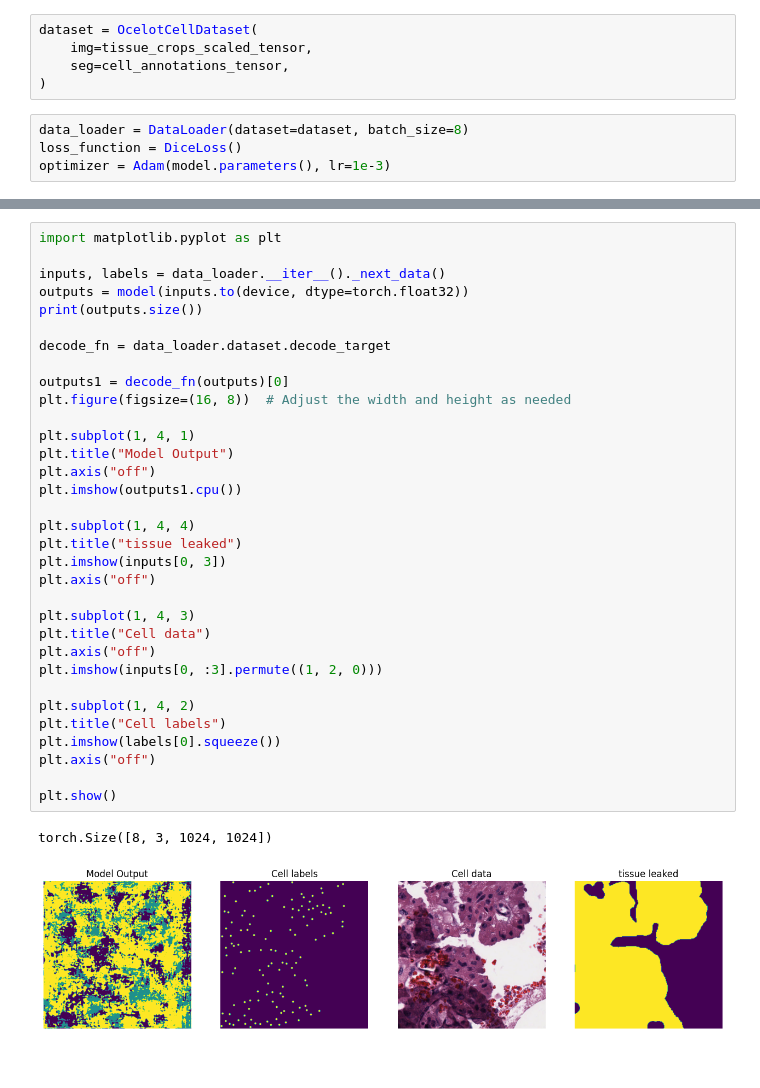
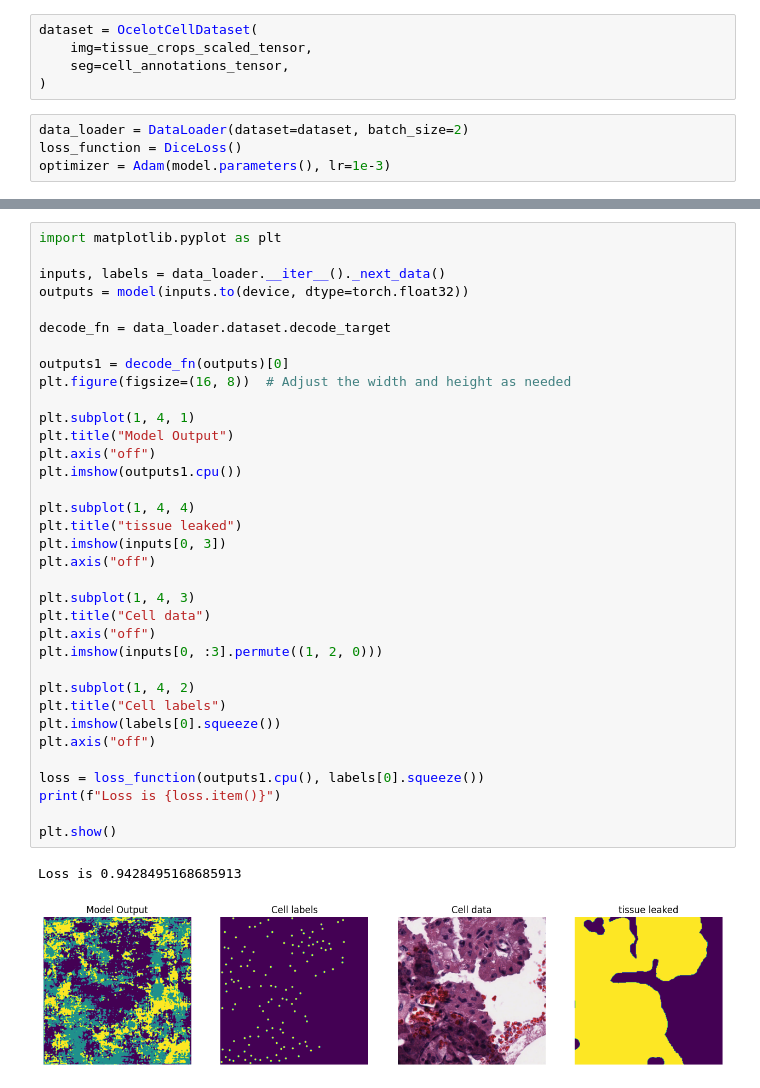
Before and after one commit to bendikgh/histopathology_segmentation, a Jupyter notebook: tissue_leaking.ipynb, the cells around one changed output, grey strips where cells are left out. Drawn from its saved outputs; the diff is of its cells as text.

```diff
--- a/tissue_leaking.ipynb
+++ b/tissue_leaking.ipynb
@@ -99,7 +99,7 @@ dataset = OcelotCellDataset(
     seg=cell_annotations_tensor,
 )
 # %%
-data_loader = DataLoader(dataset=dataset, batch_size=8)
+data_loader = DataLoader(dataset=dataset, batch_size=2)
 loss_function = DiceLoss()
 optimizer = Adam(model.parameters(), lr=1e-3)
 # %%
@@ -161,34 +148,36 @@ import matplotlib.pyplot as plt
 
 inputs, labels = data_loader.__iter__()._next_data()
 outputs = model(inputs.to(device, dtype=torch.float32))
-print(outputs.size())
 
 decode_fn = data_loader.dataset.decode_target
 
 outputs1 = decode_fn(outputs)[0]
 plt.figure(figsize=(16, 8))  # Adjust the width and height as needed
 
 plt.subplot(1, 4, 1)
 plt.title("Model Output")
 plt.axis("off")
 plt.imshow(outputs1.cpu())
 
 plt.subplot(1, 4, 4)
 plt.title("tissue leaked")
 plt.imshow(inputs[0, 3])
 plt.axis("off")
 
 plt.subplot(1, 4, 3)
 plt.title("Cell data")
 plt.axis("off")
 plt.imshow(inputs[0, :3].permute((1, 2, 0)))
 
 plt.subplot(1, 4, 2)
 plt.title("Cell labels")
 plt.imshow(labels[0].squeeze())
 plt.axis("off")
 
+loss = loss_function(outputs1.cpu(), labels[0].squeeze())
+print(f"Loss is {loss.item()}")
+
 plt.show()
 # %% [output]
-torch.Size([8, 3, 1024, 1024])
+Loss is 0.9428495168685913
-[figure, old version]
+[figure, new version]
```
Also changed, not shown: parts of 1 cell of this notebook, 2 other files.
